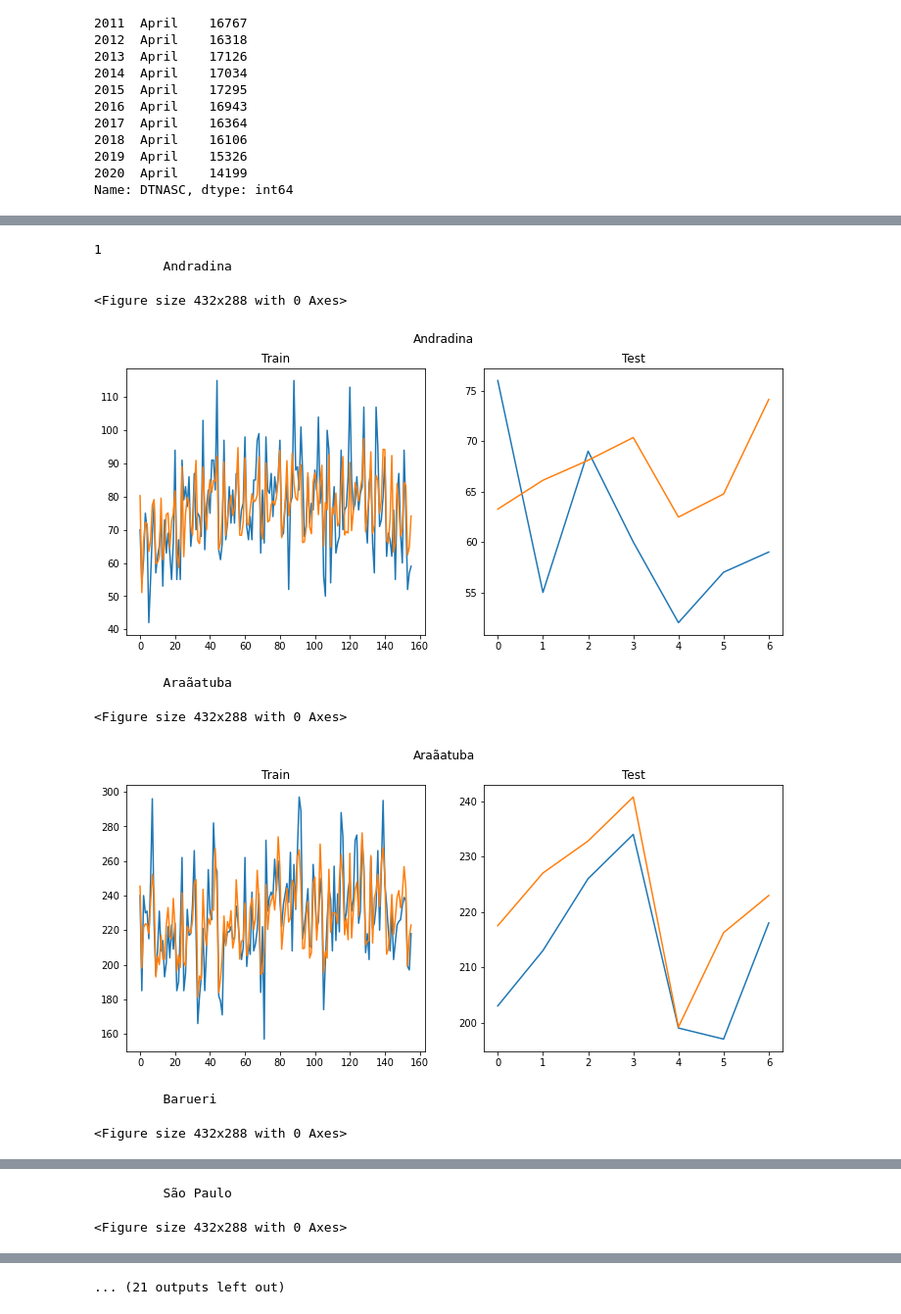
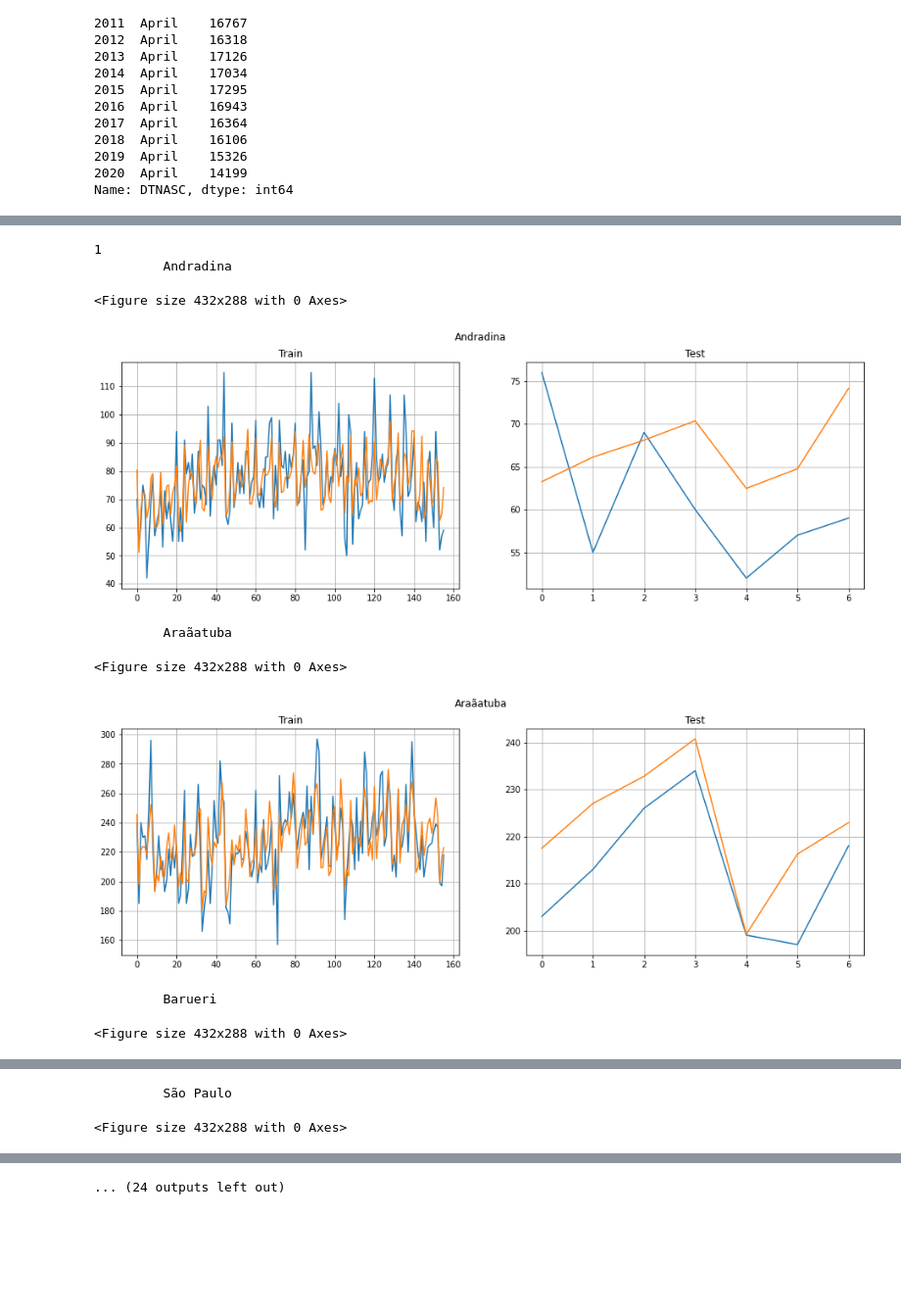
Before and after one commit to Kotzly/DS4H_Course, a Jupyter notebook: notebooks/DS4H_full.ipynb, the cells around one changed output, grey strips where cells are left out. Shown at 98% size. Saved outputs shown, nothing was run; the diff lists cells and outputs as text; code cells hidden in the pictures; blank space fills up the shorter version.

```diff
--- a/notebooks/DS4H_full.ipynb
+++ b/notebooks/DS4H_full.ipynb
@@ -567,7 +567,7 @@ from sklearn.ensemble import RandomForestRegressor
 from sklearn.svm import SVR
 
 def mean_absolute_percentage_error(y_true, y_pred):
-  return np.mean(abs(y_true - y_pred) / y_true)
+  return np.mean(abs(y_pred - y_true) / y_true)
 
 def evaluate(y_true, y_pred):
   metrics = {
@@ -619,11 +619,11 @@ USE_YEAR = True
 results = []
 cities = list(df.MUNNAME.unique()) + [None]
 for i, fold in enumerate(FOLDS):
+  result_dict = dict()
   for city in cities:
-  # for city in ["São Paulo"]:
     train_intervals, test_intervals = fold["train"], fold["test"]
-    x_train, y_train, _ = create_folds_seq_with_year(processed_df, train_intervals, n_months=N_MONTHS, n_years=N_YEARS, city=city, use_year=USE_YEAR, other_filters=None)
-    x_test, y_test, _ = create_folds_seq_with_year(processed_df, test_intervals, n_months=N_MONTHS, n_years=N_YEARS, city=city, use_year=USE_YEAR, other_filters=None)
+    x_train, y_train, _ = create_folds_seq_with_year(df, train_intervals, n_months=N_MONTHS, n_years=N_YEARS, city=city, use_year=USE_YEAR, other_filters=None)
+    x_test, y_test, _ = create_folds_seq_with_year(df, test_intervals, n_months=N_MONTHS, n_years=N_YEARS, city=city, use_year=USE_YEAR, other_filters=None)
 
     scaler = StandardScaler()
 
@@ -640,15 +640,18 @@ for i, fold in enumerate(FOLDS):
 
   results.append(result_dict)
 
+results_all_cities = results
 result_df, formatted_df = create_results_table(results)
 display(formatted_df)
-print("\n\n")
-for i in range(len(results)):
-  print(f"Fold {i}: {FOLDS[i]}")
-  for city in results[i].keys():
-    print(f"\tCity: {city}")
-    print("\t\tR2:{:.2f},MAPE:{:.2f}".format(results[i][city]["train"]["R2"], results[i][city]["train"]["MAPE"]))
-    print("\t\tR2:{:.2f},MAPE:{:.2f}".format(results[i][city]["test"]["R2"], results[i][city]["test"]["MAPE"]))
+print(result_df.to_markdown())
+
+# print("\n\n")
+# for i in range(len(results)):
+#   print(f"Fold {i}: {FOLDS[i]}")
+#   for city in results[i].keys():
+#     print(f"\tCity: {city}")
+#     print("\t\tR2:{:.2f},MAPE:{:.2f}".format(results[i][city]["train"]["R2"], results[i][city]["train"]["MAPE"]))
+#     print("\t\tR2:{:.2f},MAPE:{:.2f}".format(results[i][city]["test"]["R2"], results[i][city]["test"]["MAPE"]))
 # %% [output]
 |  |  | Fold 0 |  |  |  | Fold 1 |  |  |  |
 |  |  | Train |  | Test |  | Train |  | Test |  |
@@ -694,7 +694,9 @@ filters_kwargs_list = [
   {"ESCMAE": ["8 to 11 years", "12 or more years"]},
   {"ESTCIVMAE": ["Married", "Stable Union"]},
   {"ESTCIVMAE": "Single"},
-
+  {"AGEGROUP": "A1"},
+  {"AGEGROUP": "A2"},
+  {"AGEGROUP": "A3"},
 
 ]
 
@@ -729,8 +731,9 @@ for filters in filters_kwargs_list:
     results.append(result_dict)
 
   print(filters)
-  result_df = create_results_table(results)
-  display(result_df)
+  result_df, formatted_df = create_results_table(results)
+  display(formatted_df)
+  print(result_df.to_markdown())
   print("\n\n")
 # for i in range(len(results)):
 #   print(f"Fold {i}: {FOLDS[i]}")
@@ -838,29 +909,31 @@ for filters in filters_kwargs_list:
 # %%
-# for i in range(len(results)):
+results = results_all_cities
 for i in [1]:
   print(i)
   for city in results[i].keys():
     model = results[i][city]["model"]
-    x_train, y_train = create_folds_seq_with_year(df, train_intervals, n_months=N_MONTHS, n_years=N_YEARS, city=city, use_year=USE_YEAR)
-    x_test, y_test = create_folds_seq_with_year(df, test_intervals, n_months=N_MONTHS, n_years=N_YEARS, city=city, use_year=USE_YEAR)
+    x_train, y_train, _ = create_folds_seq_with_year(df, train_intervals, n_months=N_MONTHS, n_years=N_YEARS, city=city, use_year=USE_YEAR)
+    x_test, y_test, _ = create_folds_seq_with_year(df, test_intervals, n_months=N_MONTHS, n_years=N_YEARS, city=city, use_year=USE_YEAR)
     print("\t", city)
     plt.clf()
-    fig, (ax1, ax2) = plt.subplots(1, 2, figsize=(12, 5))
+    fig, (ax1, ax2) = plt.subplots(1, 2, figsize=(16, 5))
     ax1.set_title("Train")
     ax1.plot(y_train)
     ax1.plot(model.predict(x_train))
     ax2.set_title("Test")
     ax2.plot(y_test)
     ax2.plot(model.predict(x_test))
+    ax1.grid(True)
+    ax2.grid(True)
     fig.suptitle(city)
     plt.show()
 # %% [output]
 1
          Andradina
 <Figure size 432x288 with 0 Axes>
-[figure, old version]
+[figure, new version]
          Araãatuba
 <Figure size 432x288 with 0 Axes>
-[figure, old version]
+[figure, new version]
          Barueri
 <Figure size 432x288 with 0 Axes>
@@ -871 +944 @@ for i in [1]:
-... (21 outputs left out)
+... (24 outputs left out)
```
Also changed, not shown: parts of 15 cells of this notebook.
